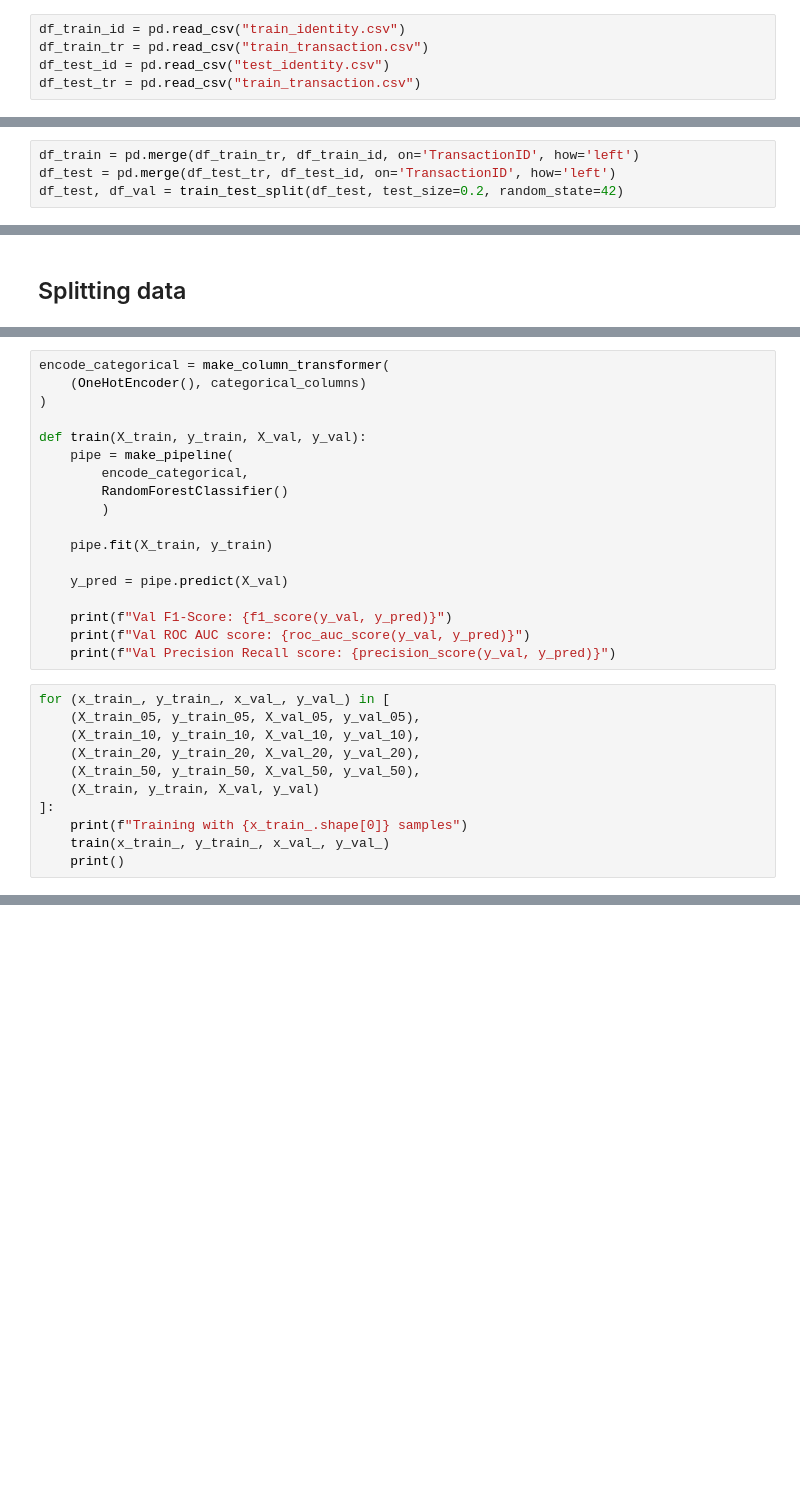
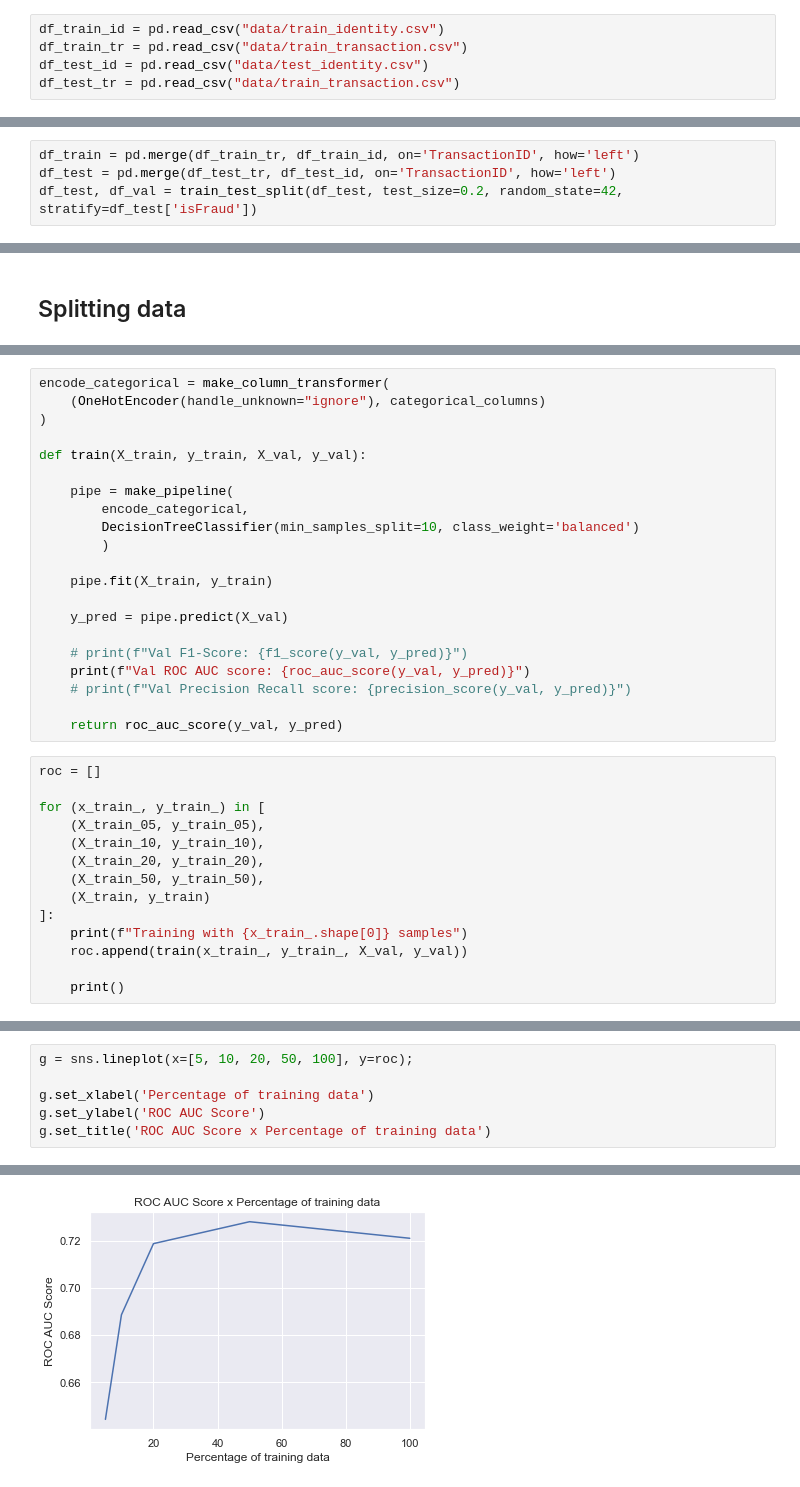
Before and after one commit to lucasdetoledo4/ML-UFSC, a Jupyter notebook: fraud_detection_V1.ipynb, the cells around one changed output, grey strips where cells are left out. Drawn from its saved outputs; the diff is of its cells as text; blank space fills up the shorter version.

```diff
--- a/fraud_detection_V1.ipynb
+++ b/fraud_detection_V1.ipynb
@@ -20,10 +21,10 @@ sns.set_theme()
 # %% [markdown]
 ## 1 - Carregando os datasets
 # %%
-df_train_id = pd.read_csv("train_identity.csv")
-df_train_tr = pd.read_csv("train_transaction.csv")
-df_test_id = pd.read_csv("test_identity.csv")
-df_test_tr = pd.read_csv("train_transaction.csv")
+df_train_id = pd.read_csv("data/train_identity.csv")
+df_train_tr = pd.read_csv("data/train_transaction.csv")
+df_test_id = pd.read_csv("data/test_identity.csv")
+df_test_tr = pd.read_csv("data/train_transaction.csv")
 # %%
 df_train_id.shape, df_train_tr.shape, df_test_id.shape, df_test_tr.shape
 # %% [output]
@@ -31,7 +32,7 @@ df_train_id.shape, df_train_tr.shape, df_test_id.shape, df_test_tr.shape
 # %%
 df_train = pd.merge(df_train_tr, df_train_id, on='TransactionID', how='left')
 df_test = pd.merge(df_test_tr, df_test_id, on='TransactionID', how='left')
-df_test, df_val = train_test_split(df_test, test_size=0.2, random_state=42)
+df_test, df_val = train_test_split(df_test, test_size=0.2, random_state=42, stratify=df_test['isFraud'])
 # %%
 print(df_train.shape)
 print(df_test.shape)
@@ -292,32 +275,38 @@ X_test_50, y_test_50 = split_x_y(df_test_50)
 X_test, y_test = split_x_y(df_test)
 # %%
 encode_categorical = make_column_transformer(
-    (OneHotEncoder(), categorical_columns)
+    (OneHotEncoder(handle_unknown="ignore"), categorical_columns)
 )
 
 def train(X_train, y_train, X_val, y_val):
+
     pipe = make_pipeline(
         encode_categorical,
-        RandomForestClassifier()
+        DecisionTreeClassifier(min_samples_split=10, class_weight='balanced')
         )
 
     pipe.fit(X_train, y_train)
 
     y_pred = pipe.predict(X_val)
 
-    print(f"Val F1-Score: {f1_score(y_val, y_pred)}")
+    # print(f"Val F1-Score: {f1_score(y_val, y_pred)}")
     print(f"Val ROC AUC score: {roc_auc_score(y_val, y_pred)}")
-    print(f"Val Precision Recall score: {precision_score(y_val, y_pred)}")
+    # print(f"Val Precision Recall score: {precision_score(y_val, y_pred)}")
+
+    return roc_auc_score(y_val, y_pred)
 # %%
-for (x_train_, y_train_, x_val_, y_val_) in [
-    (X_train_05, y_train_05, X_val_05, y_val_05),
-    (X_train_10, y_train_10, X_val_10, y_val_10),
-    (X_train_20, y_train_20, X_val_20, y_val_20),
-    (X_train_50, y_train_50, X_val_50, y_val_50),
-    (X_train, y_train, X_val, y_val)
+roc = []
+
+for (x_train_, y_train_) in [
+    (X_train_05, y_train_05),
+    (X_train_10, y_train_10),
+    (X_train_20, y_train_20),
+    (X_train_50, y_train_50),
+    (X_train, y_train)
 ]:
     print(f"Training with {x_train_.shape[0]} samples")
-    train(x_train_, y_train_, x_val_, y_val_)
+    roc.append(train(x_train_, y_train_, X_val, y_val))
+
     print()
 # %% [output]
 Training with 29527 samples
@@ -324,0 +326,7 @@ ValueError: Found unknown categories ['charge card'] in column 2 during transfor
+# %%
+g = sns.lineplot(x=[5, 10, 20, 50, 100], y=roc);
+
+g.set_xlabel('Percentage of training data')
+g.set_ylabel('ROC AUC Score')
+g.set_title('ROC AUC Score x Percentage of training data')
+# %% [output]
@@ -324,0 +334 @@ ValueError: Found unknown categories ['charge card'] in column 2 during transfor
+[figure, added]
```
Also changed, not shown: parts of 7 cells of this notebook.
